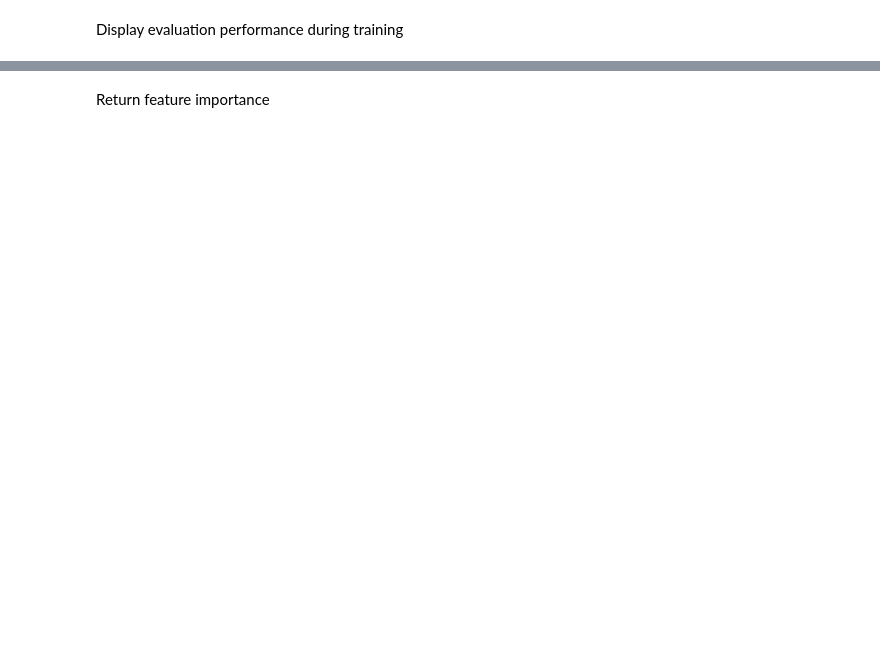
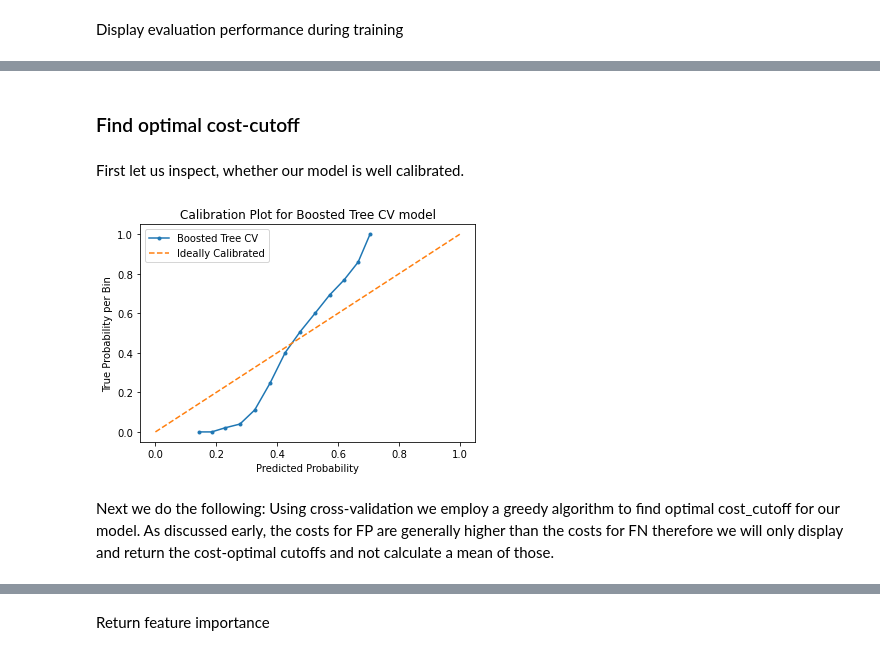
Before and after one commit to TaTo0101/bads, a Jupyter notebook: kaggle/Model-Copy_ES.ipynb, the cells around one changed output, grey strips where cells are left out. Drawn from its saved outputs; the diff is of its cells as text; code cells hidden in the pictures; blank space fills up the shorter version.

```diff
--- a/kaggle/Model-Copy_ES.ipynb
+++ b/kaggle/Model-Copy_ES.ipynb
@@ -163,0 +233,25 @@ pyplot.show()
+# %% [markdown]
+### Find optimal cost-cutoff
+# %% [markdown]
+First let us inspect, whether our model is well calibrated.
+# %%
+# Calibration curve for LogitCV
+from sklearn.calibration import calibration_curve
+
+# Get prediction probabilities
+pred_proba = randomized_auc.predict_proba(X_test)[:,1]
+
+# Calculate calibration using calibration_curve function
+prob_true, prob_pred = calibration_curve(y_test, pred_proba, n_bins = 20)
+
+# Plot results
+plt.plot(prob_pred, prob_true, marker = '.', label = 'Boosted Tree CV')
+plt.title("Calibration Plot for Boosted Tree CV model")
+plt.ylabel("True Probability per Bin")
+plt.xlabel("Predicted Probability")
+plt.plot([0, 1], [0, 1], linestyle = '--', label = 'Ideally Calibrated');
+plt.legend();
+# %% [output]
+[figure, added]
+# %% [markdown]
+Next we do the following: Using cross-validation we employ a greedy algorithm to find optimal cost_cutoff for our model. As discussed early, the costs for FP are generally higher than the costs for FN therefore we will only display and return the cost-optimal cutoffs and not calculate a mean of those.
```
Also changed, not shown: parts of 73 cells of this notebook, 4 other files.
